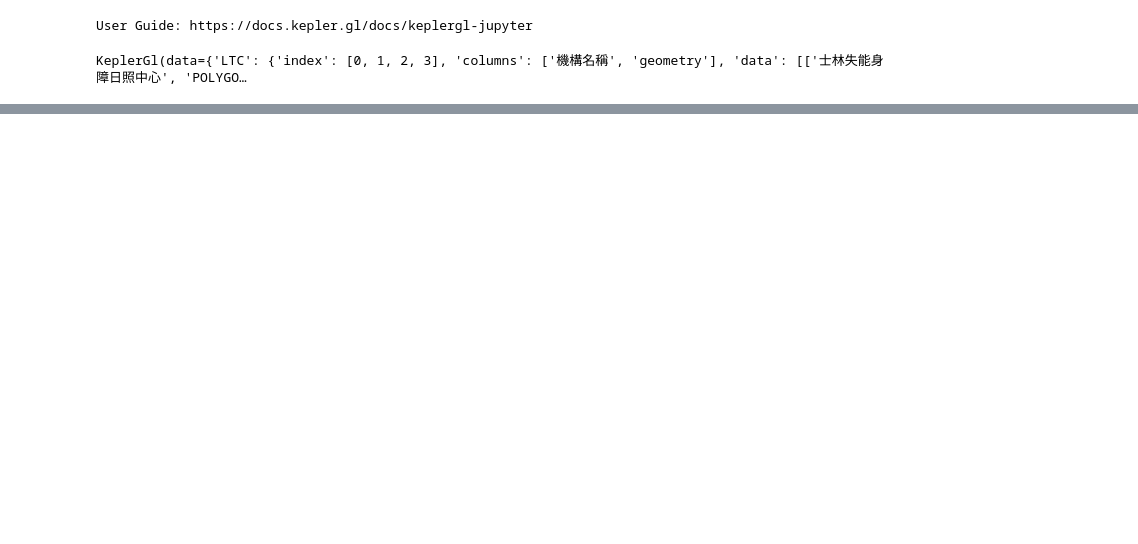
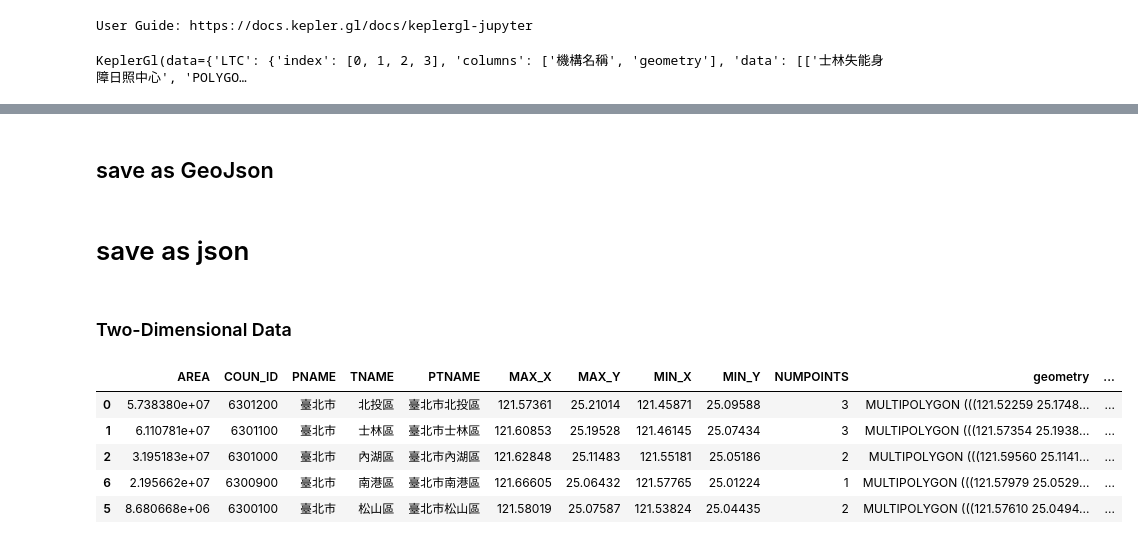
Before and after one commit to tpe-doit/Taipei-Codefest-2023-Workshop, a Jupyter notebook: demo.ipynb, the cells around one changed output, grey strips where cells are left out. Cells and saved outputs as stored; diff of their text form; code cells hidden in the pictures; blank space fills up the shorter version.

```diff
--- a/demo.ipynb
+++ b/demo.ipynb
@@ -455,0 +461,2 @@ KeplerGl(data={'LTC': {'index': [0, 1, 2, 3], 'columns': ['機構名稱', 'geome
+# %% [markdown]
+## save as GeoJson
@@ -455,0 +468,27 @@ KeplerGl(data={'LTC': {'index': [0, 1, 2, 3], 'columns': ['機構名稱', 'geome
+# %% [markdown]
+# save as json
+# %% [markdown]
+### Two-Dimensional Data
+# %%
+TP_daycare_town = gpd.read_file('Datasets/Processed/TP_daycare_town.geojson')
+TP_daycare_town['NUMPOINTS'] = TP_daycare_town['NUMPOINTS'].astype(int)
+
+
+designed_order = [
+    '北投區', '士林區', '內湖區', '南港區',
+    '松山區', '信義區', '中山區', '大同區',
+    '中正區', '萬華區', '大安區', '文山區'
+]
+mapping = {y: x for x, y in enumerate(designed_order)}
+
+TP_daycare_town['sort_idx'] = TP_daycare_town['TNAME'].apply(lambda x: mapping[x])
+TP_daycare_town.sort_values(by=['sort_idx'], inplace=True)
+# %%
+TP_daycare_town.head(5)
+# %% [output]
+|  | AREA | COUN_ID | PNAME | TNAME | PTNAME | MAX_X | MAX_Y | MIN_X | MIN_Y | NUMPOINTS | geometry | ... |
+| 0 | 5.738380e+07 | 6301200 | 臺北市 | 北投區 | 臺北市北投區 | 121.57361 | 25.21014 | 121.45871 | 25.09588 | 3 | MULTIPOLYGON (((121.52259 25.1748... | ... |
+| 1 | 6.110781e+07 | 6301100 | 臺北市 | 士林區 | 臺北市士林區 | 121.60853 | 25.19528 | 121.46145 | 25.07434 | 3 | MULTIPOLYGON (((121.57354 25.1938... | ... |
+| 2 | 3.195183e+07 | 6301000 | 臺北市 | 內湖區 | 臺北市內湖區 | 121.62848 | 25.11483 | 121.55181 | 25.05186 | 2 | MULTIPOLYGON (((121.59560 25.1141... | ... |
+| 6 | 2.195662e+07 | 6300900 | 臺北市 | 南港區 | 臺北市南港區 | 121.66605 | 25.06432 | 121.57765 | 25.01224 | 1 | MULTIPOLYGON (((121.57979 25.0529... | ... |
+| 5 | 8.680668e+06 | 6300100 | 臺北市 | 松山區 | 臺北市松山區 | 121.58019 | 25.07587 | 121.53824 | 25.04435 | 2 | MULTIPOLYGON (((121.57610 25.0494... | ... |
```
Also changed, not shown: parts of 11 cells of this notebook.
